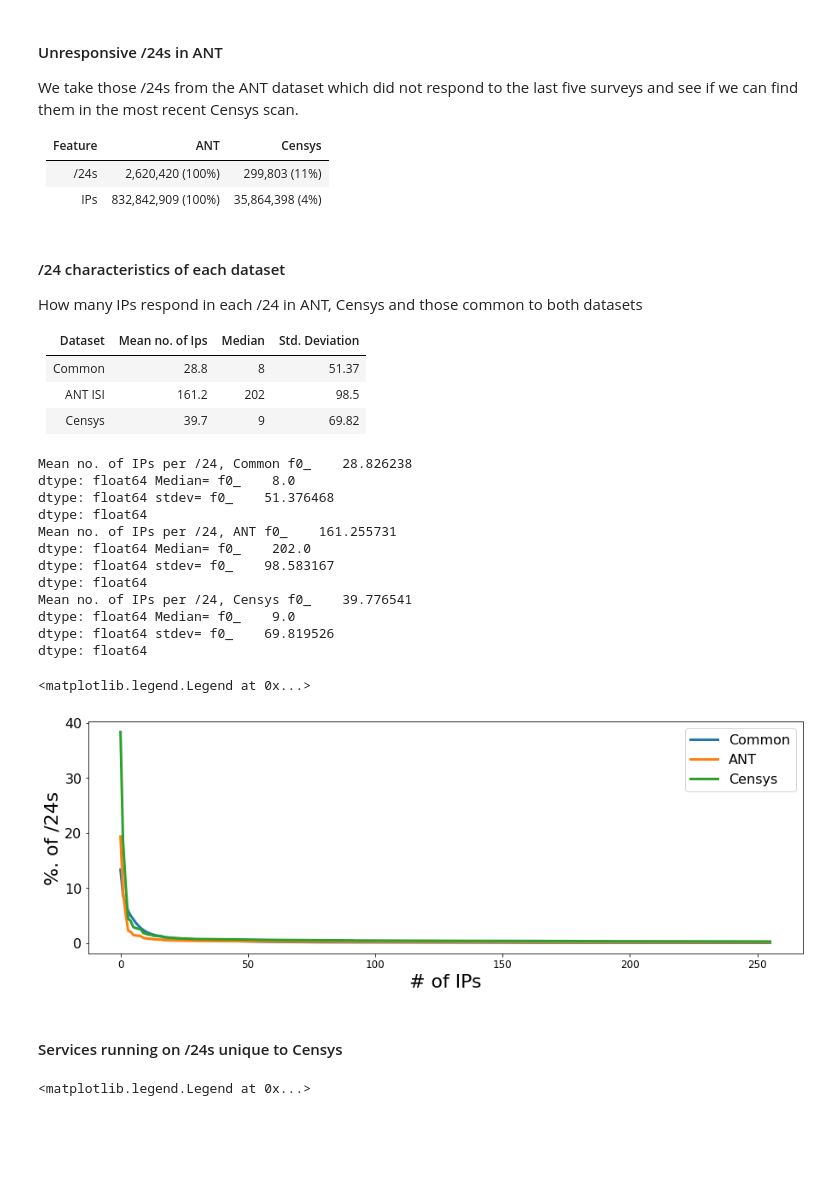
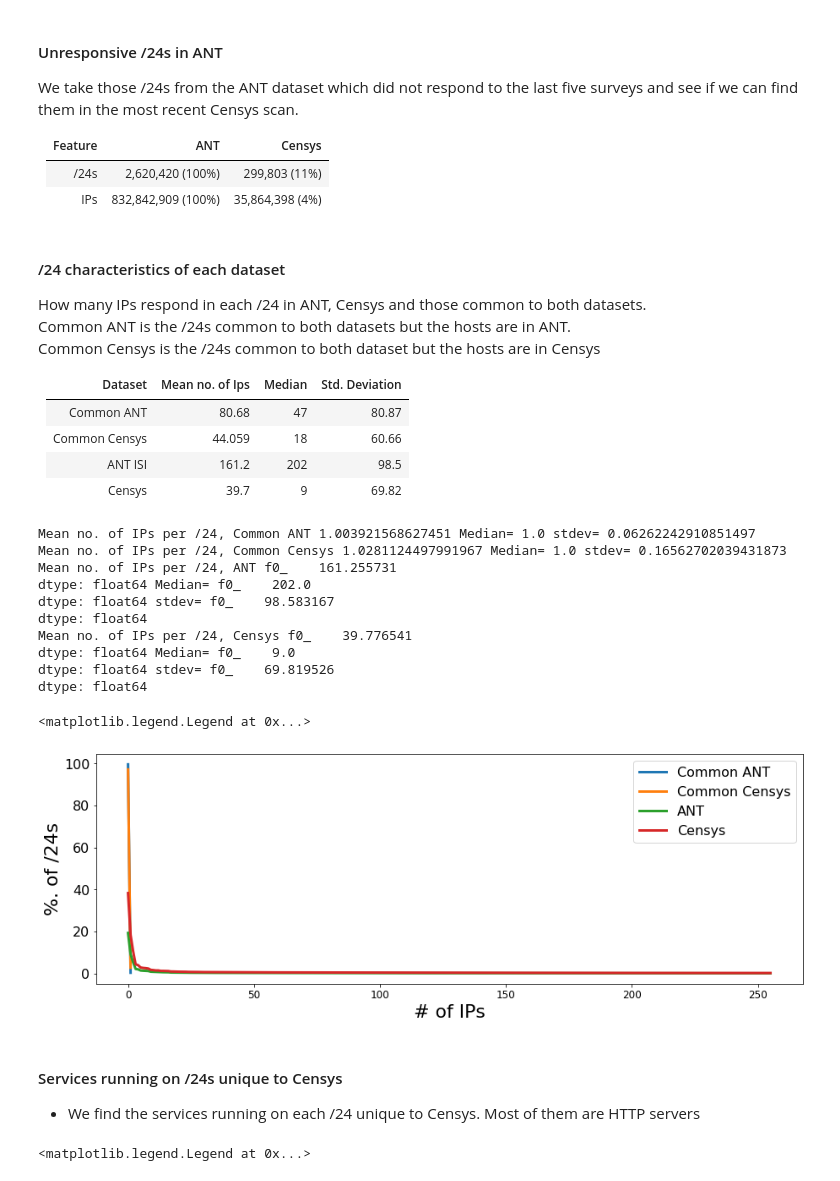
Before and after one commit to Manasvini/ids-project, a Jupyter notebook: Final Project.ipynb, the cells around one changed output. Saved outputs shown, nothing was run; the diff lists cells and outputs as text; code cells hidden in the pictures; blank space fills up the shorter version.

```diff
--- a/Final Project.ipynb
+++ b/Final Project.ipynb
@@ -386,61 +411,74 @@ We  take those /24s from the ANT dataset which did not respond to the last five
 |IPs     |832,842,909 (100%) | 35,864,398 (4%)|
 # %% [markdown]
 #### /24 characteristics of each dataset
-How many IPs respond in each /24 in ANT, Censys and those common to both datasets
+How many IPs respond in each /24 in ANT, Censys and those common to both datasets.
+Common ANT is the /24s common to both datasets but the hosts are in ANT.
+Common Censys is the /24s common to both dataset but the hosts are in Censys
 
-|Dataset   | Mean no. of Ips  |  Median   |   Std. Deviation  |
-|----------|------------------|-----------|-------------------|
-|Common    | 28.8             | 8         | 51.37             |
-|ANT ISI   | 161.2            |202        | 98.5              |
-|Censys    | 39.7             | 9         | 69.82             |
+|Dataset      | Mean no. of Ips  |  Median   |   Std. Deviation  |
+|-------------|------------------|-----------|-------------------|
+|Common ANT   | 80.68            | 47        | 80.87             |
+|Common Censys| 44.059           | 18        | 60.66             |
+|ANT ISI      | 161.2            | 202       | 98.5              |
+|Censys       | 39.7             | 9         | 69.82             |
+# %%
+common_ant_df = pd.read_csv('data/ant_common_24_ipstats.csv')
+common_censys_df = pd.read_csv('data/censys_common_24_ipstats.csv')
 # %%
-common_df = pd.read_csv('data/ant_censys_common_24.csv')
-print('Mean no. of IPs per /24, Common', common_df.mean(), 'Median=', common_df.median(), 'stdev=', common_df.std())
-total_common_24 = len(common_df)
-common_df = common_df['f0_'].value_counts().reset_index()
-common_df['frac'] = common_df['f0_']*100/total_common_24
+print('Mean no. of IPs per /24, Common ANT', common_ant_df['f0_'].mean(), 'Median=', common_ant_df['f0_'].median(), 'stdev=', common_ant_df['f0_'].std())
+total_common_ant_24 = len(common_ant_df)
+common_ant_df = common_ant_df['f0_'].value_counts().reset_index()
+common_ant_df['frac'] = common_ant_df['f0_']*100/total_common_ant_24
 
 fig, ax = plt.subplots(figsize=(15,5), nrows=1, ncols=1)
-ax = common_df.plot.line(ax=ax,y='frac', lw=3)
+ax = common_ant_df.plot.line(ax=ax,y='frac', lw=3)
+
+print('Mean no. of IPs per /24, Common Censys', common_censys_df['f0_'].mean(), 'Median=', common_censys_df['f0_'].median(), 'stdev=', common_censys_df['f0_'].std())
+total_common_censys_24 = len(common_censys_df)
+common_censys_df = common_censys_df['f0_'].value_counts().reset_index()
+common_censys_df['frac'] = common_censys_df['f0_']*100/total_common_censys_24
+
+#fig, ax = plt.subplots(figsize=(15,5), nrows=1, ncols=1)
+ax = common_censys_df.plot.line(ax=ax,y='frac', lw=3)
+
 
 
 ant_df = pd.read_csv('data/ant_unique_subnet_counts.csv')
 print('Mean no. of IPs per /24, ANT', ant_df.mean(), 'Median=', ant_df.median(), 'stdev=', ant_df.std())
 ant_24 = len(ant_df)
 ant_df = ant_df['f0_'].value_counts().reset_index()
 ant_df['frac'] = ant_df['f0_']*100/ant_24
 ax = ant_df.plot.line(ax=ax,y='frac', lw=3)
 
 censys_df = pd.read_csv('data/censys_unique_subnet_counts.csv')
 print('Mean no. of IPs per /24, Censys', censys_df.mean(), 'Median=', censys_df.median(), 'stdev=', censys_df.std())
 censys_24 = len(censys_df)
 censys_df = censys_df['f0_'].value_counts().reset_index()
 censys_df['frac'] = ant_df['f0_']*100/censys_24
 ax = censys_df.plot.line(ax=ax,y='frac', lw=3)
 
 
 ax.xaxis.set_tick_params(labelsize=12)
 ax.yaxis.set_tick_params(labelsize=16)
 ax.set_ylabel('%. of /24s', fontsize=22)
 ax.set_xlabel('# of IPs', fontsize=22)
-ax.legend([ 'Common', 'ANT', 'Censys'], fontsize=16)
+ax.legend([ 'Common ANT','Common Censys', 'ANT', 'Censys'], fontsize=16)
 # %% [output]
-Mean no. of IPs per /24, Common f0_    28.826238
-dtype: float64 Median= f0_    8.0
-dtype: float64 stdev= f0_    51.376468
-dtype: float64
+Mean no. of IPs per /24, Common ANT 1.003921568627451 Median= 1.0 stdev= 0.06262242910851497
+Mean no. of IPs per /24, Common Censys 1.0281124497991967 Median= 1.0 stdev= 0.16562702039431873
 Mean no. of IPs per /24, ANT f0_    161.255731
 dtype: float64 Median= f0_    202.0
 dtype: float64 stdev= f0_    98.583167
 dtype: float64
 Mean no. of IPs per /24, Censys f0_    39.776541
 dtype: float64 Median= f0_    9.0
 dtype: float64 stdev= f0_    69.819526
 dtype: float64
 <matplotlib.legend.Legend at 0x...>
-[figure, old version]
+[figure, new version]
 # %% [markdown]
 #### Services running on /24s unique to Censys
+- We find the services running on each /24 unique to Censys. Most of them are HTTP servers
 # %%
 svc_df = pd.read_csv('data/censys_unique_24_svcs.csv')
 fig, ax = plt.subplots(figsize=(16,6), nrows=1, ncols=1)
```
Also changed, not shown: parts of 16 cells of this notebook, 2 other files.
